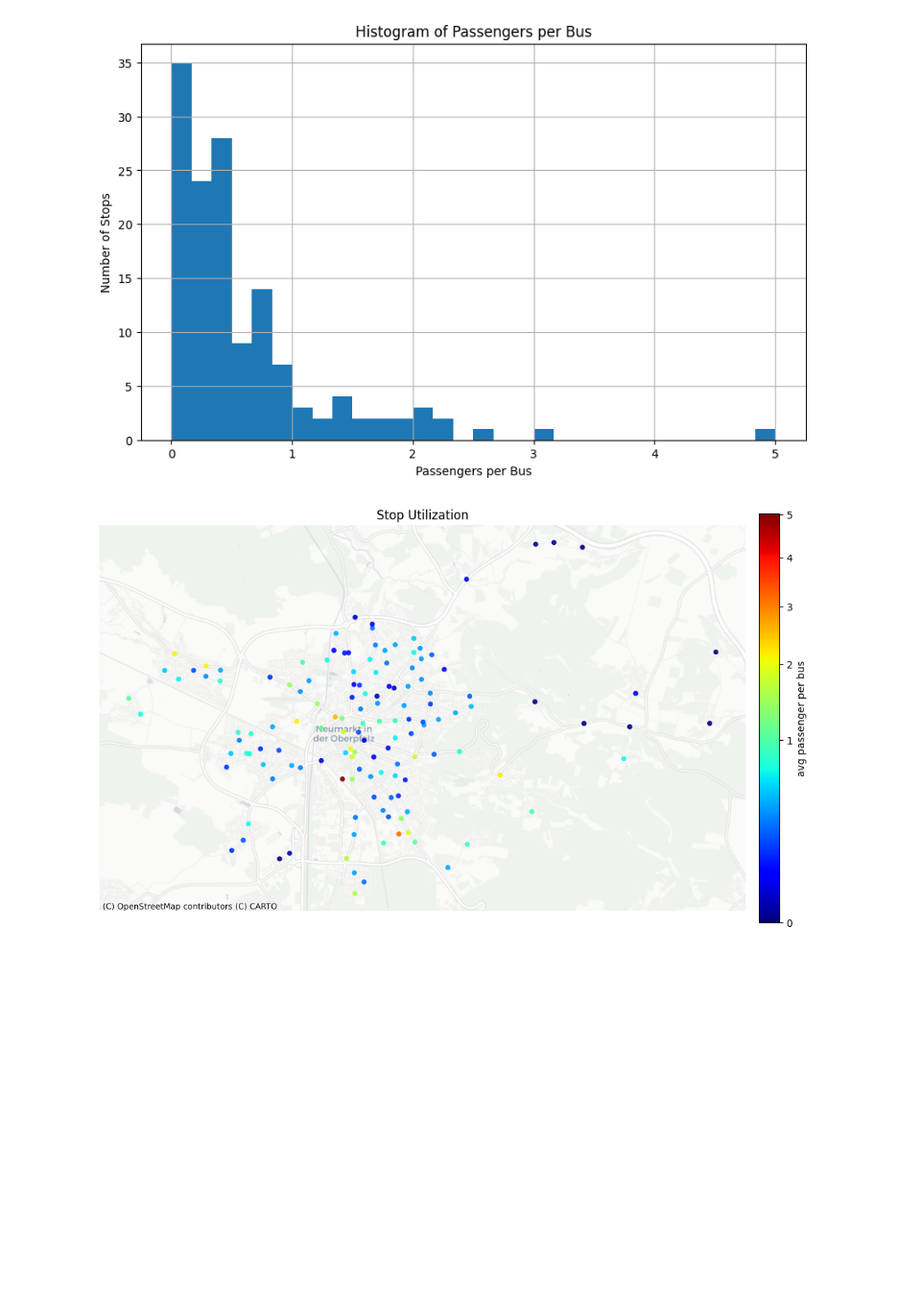
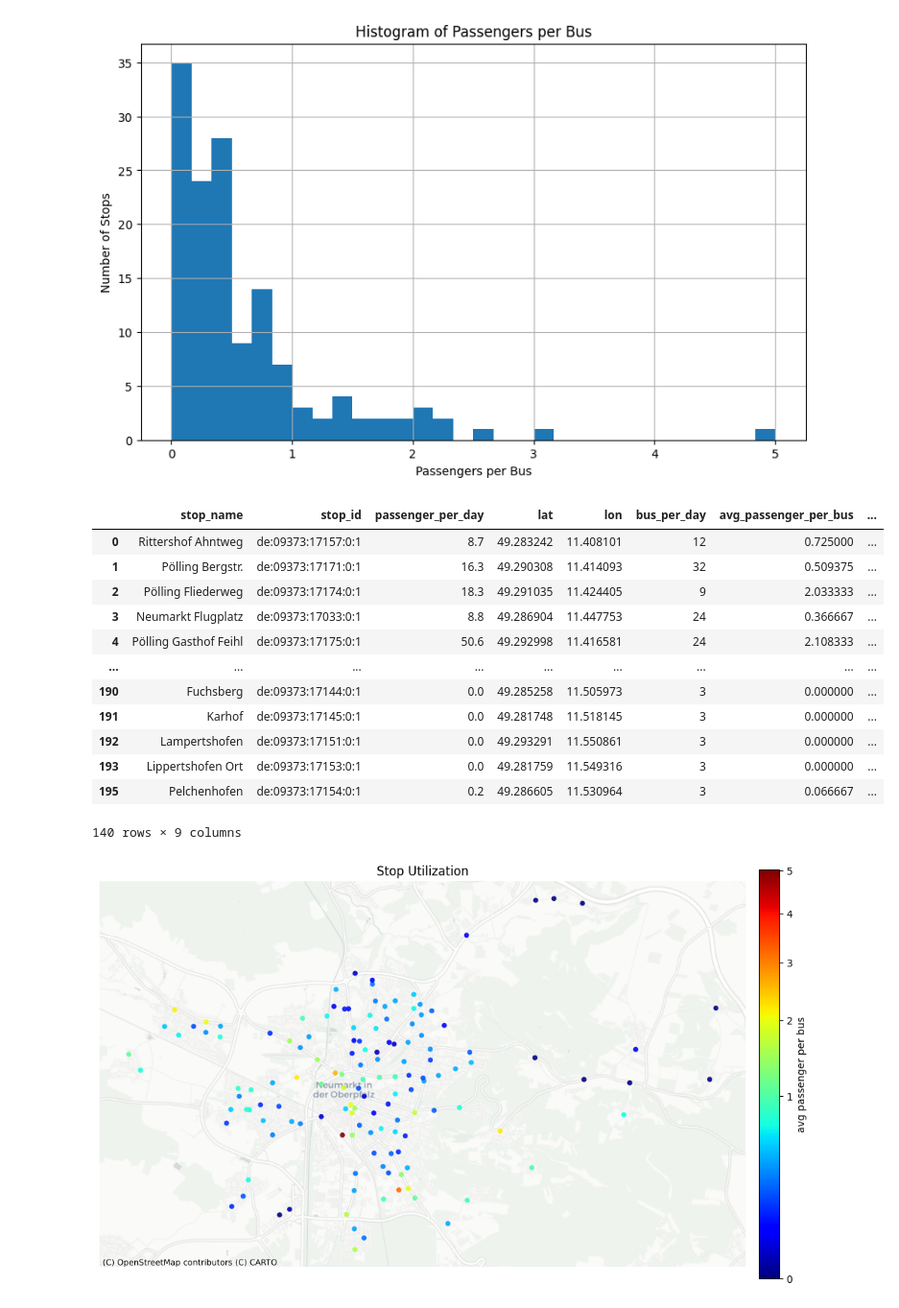
Before and after one commit to apurwaagr/OHA_Servus_AI, a Jupyter notebook: ole/neumarktstatisitcs.ipynb, the cells around one changed output. Shown at 96% size. Cells and saved outputs as stored; diff of their text form; code cells hidden in the pictures; blank space fills up the shorter version.

```diff
--- a/ole/neumarktstatisitcs.ipynb
+++ b/ole/neumarktstatisitcs.ipynb
@@ -297,6 +297,22 @@ def plot_stops_static(df: pd.DataFrame, color_by="bus_per_day", point_size=25, c
     ax.set_title(title)
     plt.tight_layout()
     plt.show()
+# %%
+stop_stats
+# %% [output]
+|  | stop_name | stop_id | passenger_per_day | lat | lon | bus_per_day | avg_passenger_per_bus | ... |
+| 0 | Rittershof Ahntweg | de:09373:17157:0:1 | 8.7 | 49.283242 | 11.408101 | 12 | 0.725000 | ... |
+| 1 | Pölling Bergstr. | de:09373:17171:0:1 | 16.3 | 49.290308 | 11.414093 | 32 | 0.509375 | ... |
+| 2 | Pölling Fliederweg | de:09373:17174:0:1 | 18.3 | 49.291035 | 11.424405 | 9 | 2.033333 | ... |
+| 3 | Neumarkt Flugplatz | de:09373:17033:0:1 | 8.8 | 49.286904 | 11.447753 | 24 | 0.366667 | ... |
+| 4 | Pölling Gasthof Feihl | de:09373:17175:0:1 | 50.6 | 49.292998 | 11.416581 | 24 | 2.108333 | ... |
+| ... | ... | ... | ... | ... | ... | ... | ... | ... |
+| 190 | Fuchsberg | de:09373:17144:0:1 | 0.0 | 49.285258 | 11.505973 | 3 | 0.000000 | ... |
+| 191 | Karhof | de:09373:17145:0:1 | 0.0 | 49.281748 | 11.518145 | 3 | 0.000000 | ... |
+| 192 | Lampertshofen | de:09373:17151:0:1 | 0.0 | 49.293291 | 11.550861 | 3 | 0.000000 | ... |
+| 193 | Lippertshofen Ort | de:09373:17153:0:1 | 0.0 | 49.281759 | 11.549316 | 3 | 0.000000 | ... |
+| 195 | Pelchenhofen | de:09373:17154:0:1 | 0.2 | 49.286605 | 11.530964 | 3 | 0.066667 | ... |
+140 rows × 9 columns
 # %%
 
 title = "Stop Utilization"
```
Also changed, not shown: 2 other files.
